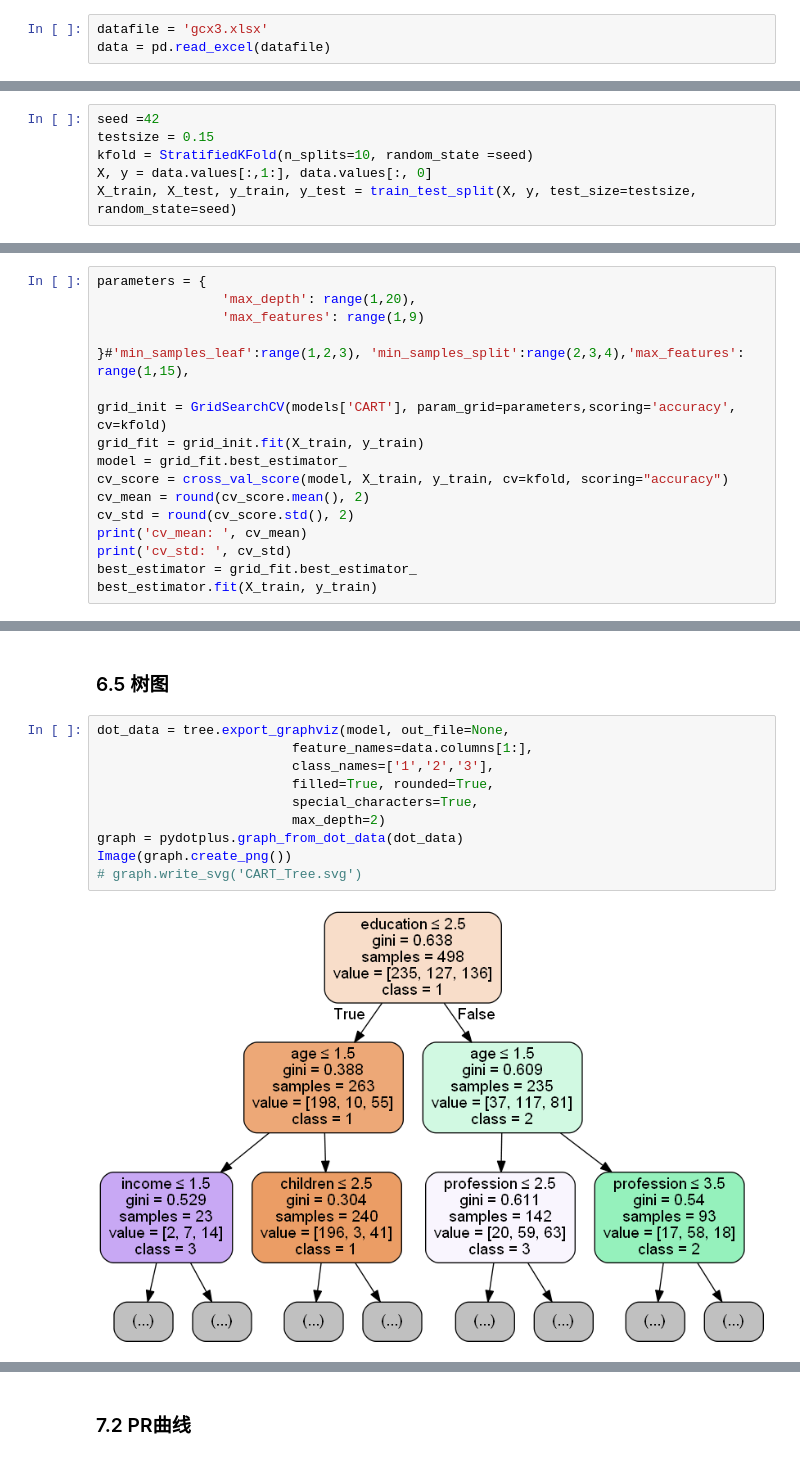
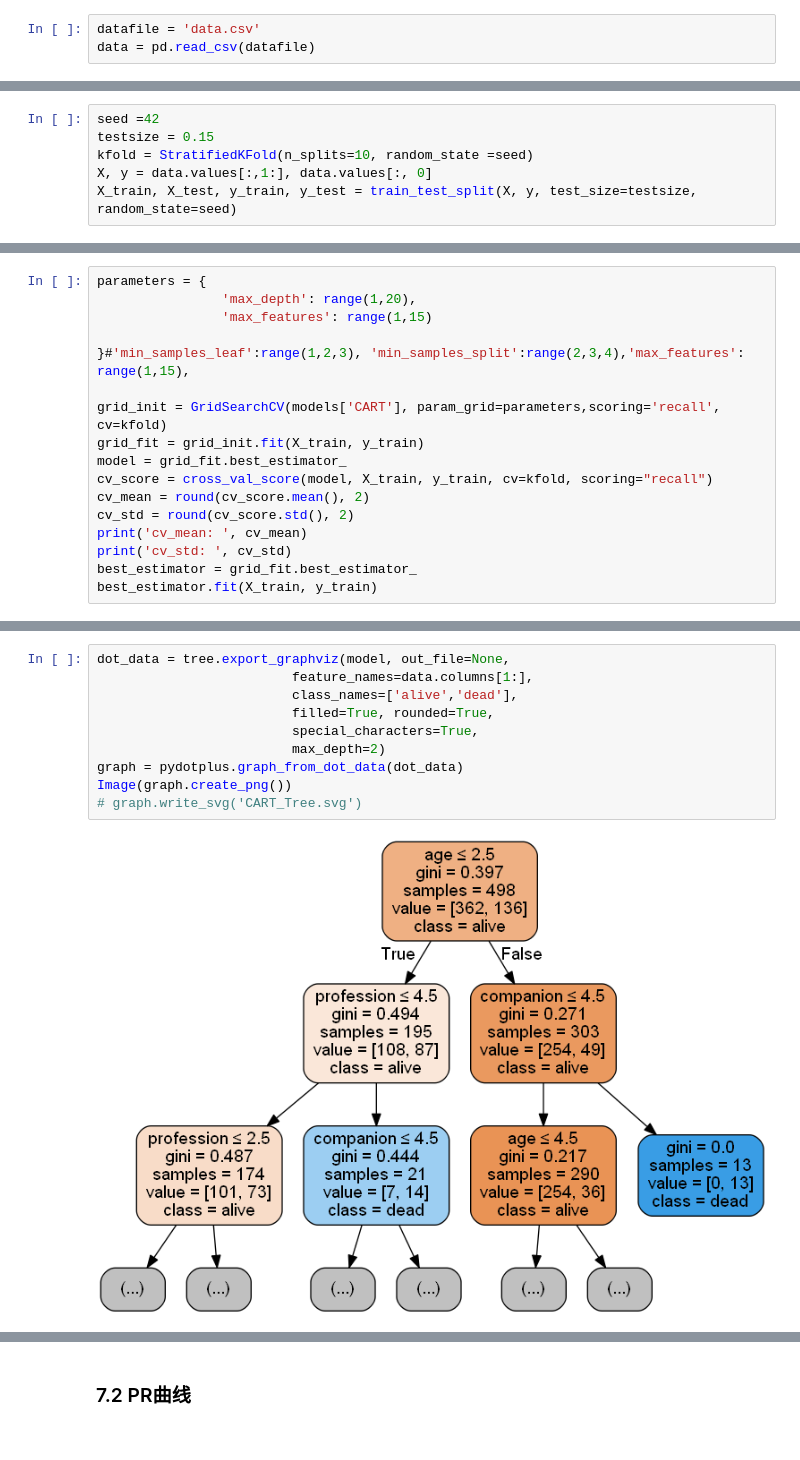
Before and after one commit to dearfad/mmhelper, a Jupyter notebook: project/gcx/BigMoon.ipynb, the cells around one changed output, grey strips where cells are left out. Saved outputs shown, nothing was run; the diff lists cells and outputs as text.

```diff
--- a/project/gcx/BigMoon.ipynb
+++ b/project/gcx/BigMoon.ipynb
@@ -59,3 +53,3 @@ pd.options.display.max_rows = None # Show all columns
 # %%
-datafile = 'gcx3.xlsx'
-data = pd.read_excel(datafile)
+datafile = 'data.csv'
+data = pd.read_csv(datafile)
@@ -213,14 +131,14 @@ print(cv_results)
 # %%
 parameters = {
                 'max_depth': range(1,20),
-                'max_features': range(1,9)
+                'max_features': range(1,15)
 
 }#'min_samples_leaf':range(1,2,3), 'min_samples_split':range(2,3,4),'max_features': range(1,15),
 
-grid_init = GridSearchCV(models['CART'], param_grid=parameters,scoring='accuracy', cv=kfold)
+grid_init = GridSearchCV(models['CART'], param_grid=parameters,scoring='recall', cv=kfold)
 grid_fit = grid_init.fit(X_train, y_train)
 model = grid_fit.best_estimator_
-cv_score = cross_val_score(model, X_train, y_train, cv=kfold, scoring="accuracy")
+cv_score = cross_val_score(model, X_train, y_train, cv=kfold, scoring="recall")
 cv_mean = round(cv_score.mean(), 2)
 cv_std = round(cv_score.std(), 2)
 print('cv_mean: ', cv_mean)
@@ -317,17 +221,15 @@ skplt.estimators.plot_feature_importances(model, feature_names=data.columns[1:],
 # plt.savefig('Feature_Importance.svg')
 # %% [output]
 [drawing not drawn]
-# %% [markdown]
-### 6.5 树图
 # %%
 dot_data = tree.export_graphviz(model, out_file=None,
                          feature_names=data.columns[1:],
-                         class_names=['1','2','3'],
+                         class_names=['alive','dead'],
                          filled=True, rounded=True,
                          special_characters=True,
                          max_depth=2)
 graph = pydotplus.graph_from_dot_data(dot_data)
 Image(graph.create_png())
 # graph.write_svg('CART_Tree.svg')
 # %% [output]
-[figure, old version]
+[figure, new version]
```
Also changed, not shown: parts of 37 cells of this notebook, 22 other files.
